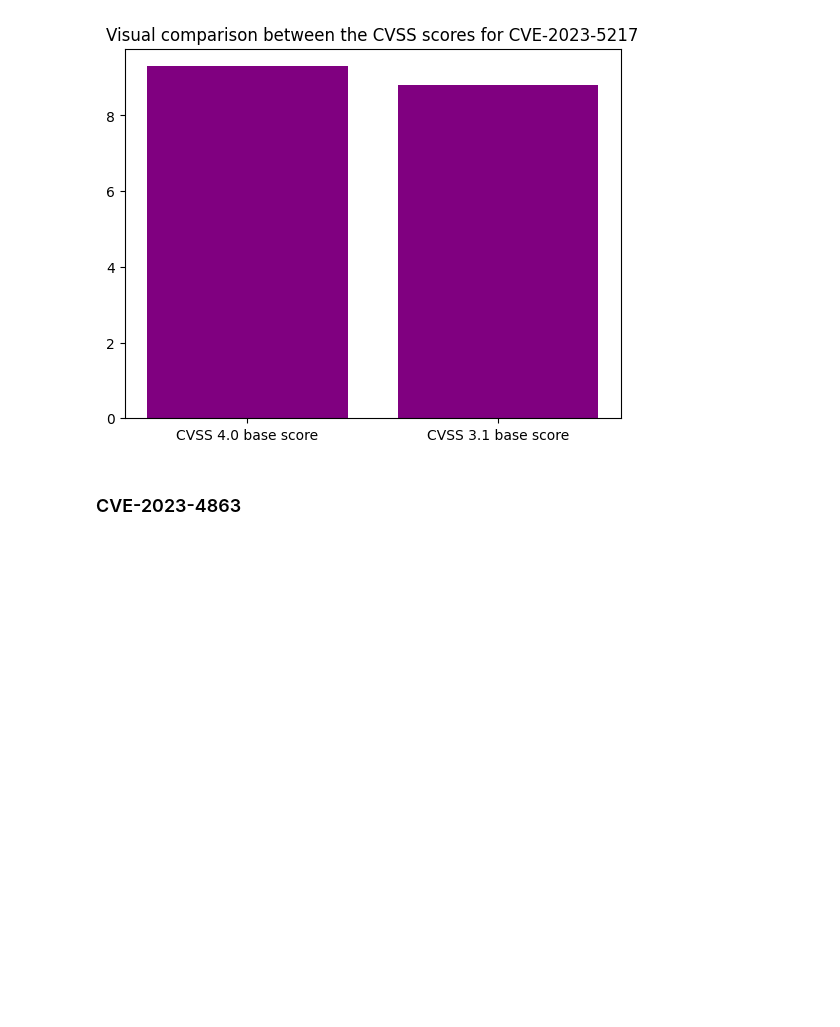
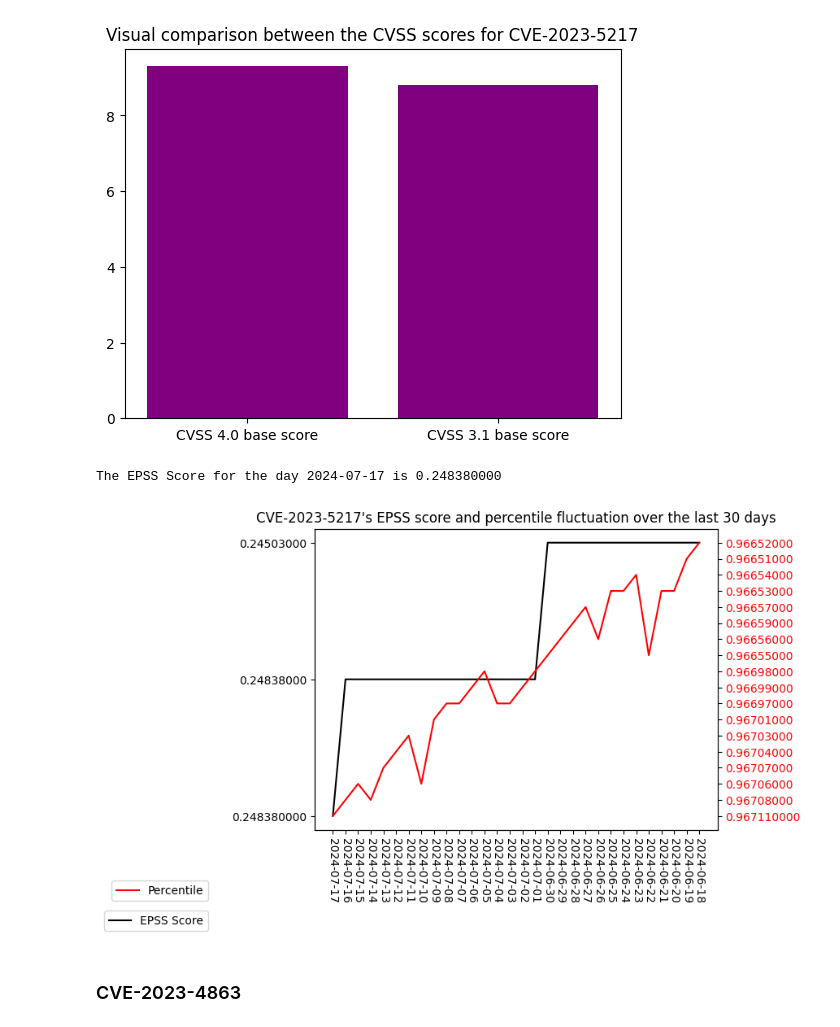
Before and after one commit to wojwozniak/cvss_converter, a Jupyter notebook: src/CVEcomparisons.ipynb, the cells around one changed output. Cells and saved outputs as stored; diff of their text form; code cells hidden in the pictures; blank space fills up the shorter version.

Commit message:
add CVE-2023-5217 epss score

```diff
--- a/src/CVEcomparisons.ipynb
+++ b/src/CVEcomparisons.ipynb
@@ -759,6 +759,26 @@ The new calculated vector with additional metrics is: CVSS:4.0/AV:N/AC:L/AT:N/PR
 The old base score: 8.8
 The new base score: 9.3
 [figure]
+# %%
+r = rq.get(f"https://api.first.org/data/v1/epss?cve={vector_name}&scope=time-series")
+data_epss = pd.DataFrame(r.json()["data"][0]["time-series"] )
+data_epss = data_epss.set_index("date")
+x = data_epss[:1]['epss'].to_string(index=False,header=False)
+print(f"The EPSS Score for the day {data_epss.index[0]} is {x}")
+plt.plot(data_epss['epss'], label = "EPSS Score", color="black")
+plt.legend(bbox_to_anchor=(-0.25,-0.25))
+plt.xticks(rotation = -90)
+plt.tick_params(axis="y")
+plt.twinx()
+plt.xticks(rotation = -90)
+plt.plot(data_epss['percentile'], color="red", label="Percentile")
+plt.tick_params(axis = "y",labelcolor = "red")
+plt.legend(bbox_to_anchor=(-0.25,-0.15))
+plt.title(f"{vector_name}'s EPSS score and percentile fluctuation over the last 30 days")
+plt.show()
+# %% [output]
+The EPSS Score for the day 2024-07-17 is 0.248380000
+[figure, added]
 # %% [markdown]
 ### CVE-2023-4863
 # %%
```
Also changed, not shown: parts of 16 cells of this notebook.
